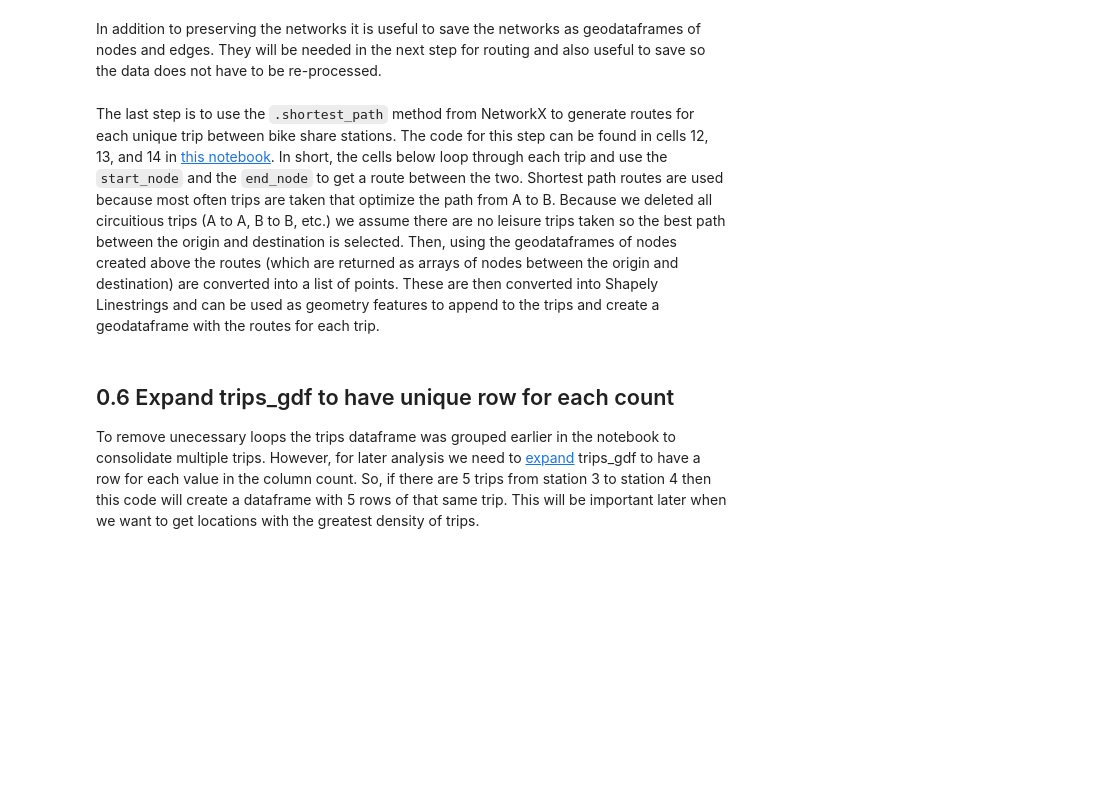
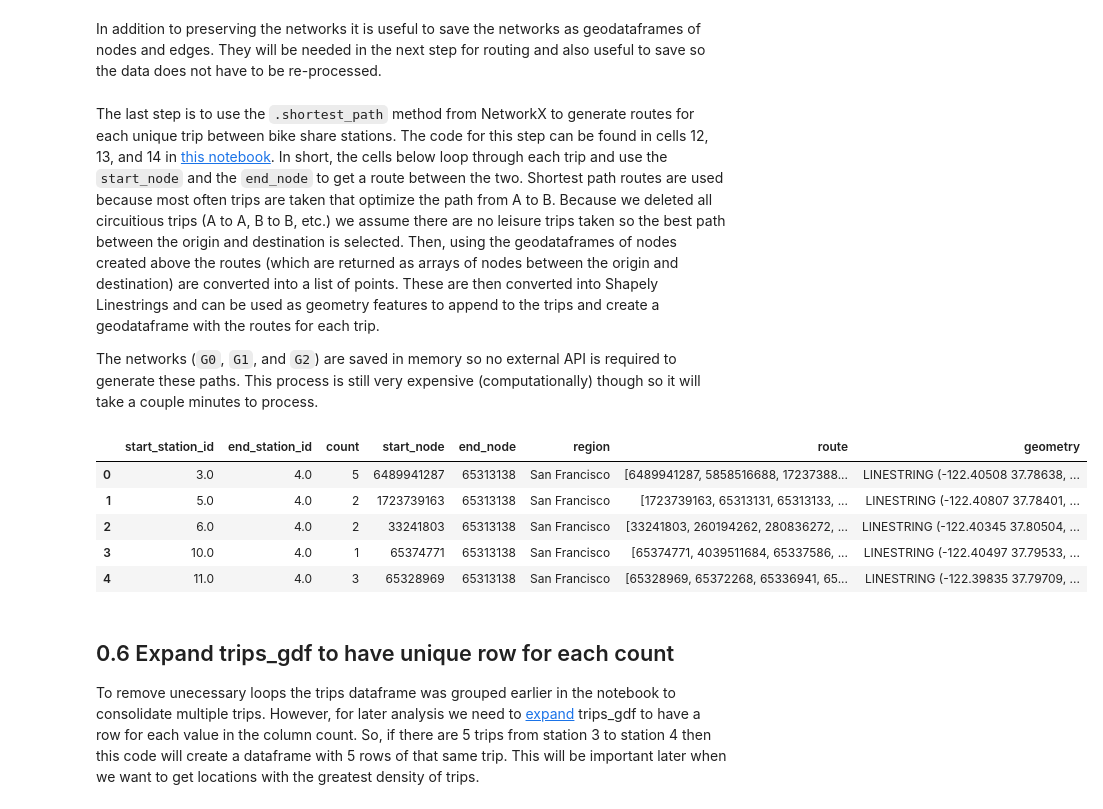
Before and after one commit to ethanebinger/CP255, a Jupyter notebook: code/0_Process_BayWheels_Trips.ipynb, the cells around one changed output. Saved outputs shown, nothing was run; the diff lists cells and outputs as text; code cells hidden in the pictures; blank space fills up the shorter version.

```diff
--- a/code/0_Process_BayWheels_Trips.ipynb
+++ b/code/0_Process_BayWheels_Trips.ipynb
@@ -226,7 +188,7 @@ stations.loc[(stations.lat==0) | (stations.lon==0)]
 So the 16th Street bike fleet depot is not actually registered as a real station in their system. We can remove this station and all trips to it from our data.
 # %%
 # clean trips dataframe
-trips_agg = trips_agg.loc[(trips_agg.start_station_id!=449.0) | (trips_agg.end_station_id!=449.0)]
+trips = trips.loc[(trips.start_station_id!=449.0) | (trips.end_station_id!=449.0)]
 
 # clean stations geodataframe
 stations = stations.loc[(stations.lat!=0) | (stations.lon!=0)]
@@ -512,3 +437,5 @@ g2_edges.to_file(driver='GeoJSON', filename="../data/G2_edges.geojson")
 # %% [markdown]
 The last step is to use the `.shortest_path` method from NetworkX to generate routes for each unique trip between bike share stations. The code for this step can be found in cells 12, 13, and 14 in [this notebook](https://github.com/gboeing/osmnx-examples/blob/master/notebooks/06-example-osmnx-networkx.ipynb). In short, the cells below loop through each trip and use the `start_node` and the `end_node` to get a route between the two. Shortest path routes are used because most often trips are taken that optimize the path from A to B. Because we deleted all circuitious trips (A to A, B to B, etc.) we assume there are no leisure trips taken so the best path between the origin and destination is selected. Then, using the geodataframes of nodes created above the routes (which are returned as arrays of nodes between the origin and destination) are converted into a list of points. These are then converted into Shapely Linestrings and can be used as geometry features to append to the trips and create a geodataframe with the routes for each trip.
+
+The networks (`G0`, `G1`, and `G2`) are saved in memory so no external API is required to generate these paths. This process is still very expensive (computationally) though so it will take a couple minutes to process.
 # %%
@@ -565,3 +482,17 @@ trips_gdf.drop(columns=['route']).to_file(driver='GeoJSON', filename="../data/Ba
+# %%
+# Create geodataframe with trips where geometry is a linestring of the shortest path route
+# between start_station_id and end_station_id.
+trips_gdf = gpd.GeoDataFrame(trips, crs=crs, geometry=lines)
+
+# Display new geodataframe with routes
+trips_gdf.head()
+# %% [output]
+|  | start_station_id | end_station_id | count | start_node | end_node | region | route | geometry |
+| 0 | 3.0 | 4.0 | 5 | 6489941287 | 65313138 | San Francisco | [6489941287, 5858516688, 17237388... | LINESTRING (-122.40508 37.78638, ... |
+| 1 | 5.0 | 4.0 | 2 | 1723739163 | 65313138 | San Francisco | [1723739163, 65313131, 65313133, ... | LINESTRING (-122.40807 37.78401, ... |
+| 2 | 6.0 | 4.0 | 2 | 33241803 | 65313138 | San Francisco | [33241803, 260194262, 280836272, ... | LINESTRING (-122.40345 37.80504, ... |
+| 3 | 10.0 | 4.0 | 1 | 65374771 | 65313138 | San Francisco | [65374771, 4039511684, 65337586, ... | LINESTRING (-122.40497 37.79533, ... |
+| 4 | 11.0 | 4.0 | 3 | 65328969 | 65313138 | San Francisco | [65328969, 65372268, 65336941, 65... | LINESTRING (-122.39835 37.79709, ... |
 # %% [markdown]
 ## 0.6 Expand trips_gdf to have unique row for each count
 
```
Also changed, not shown: parts of 95 cells of this notebook, 3 other files.
